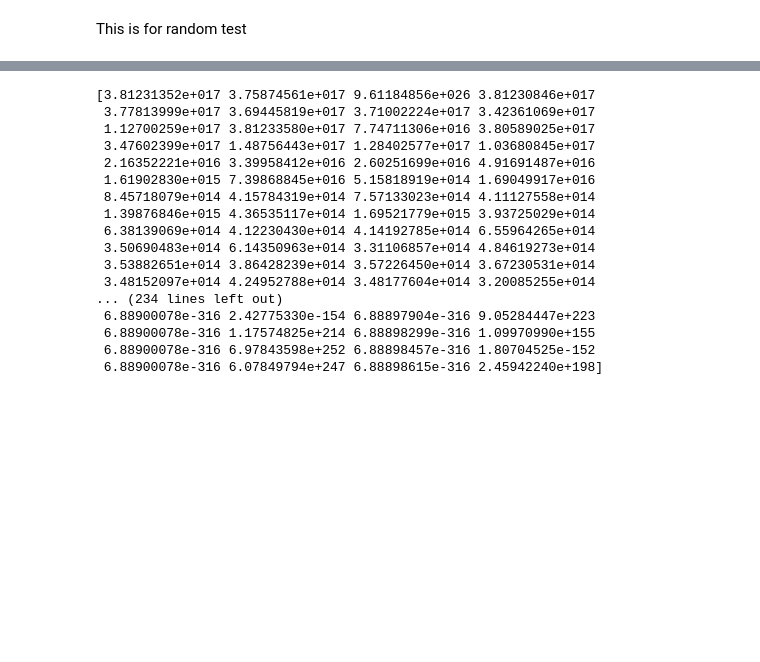
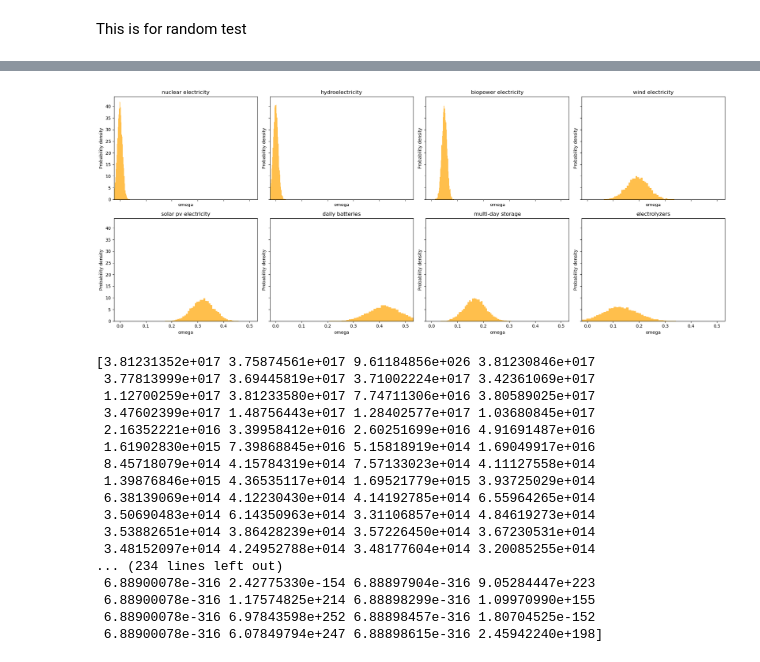
Before and after one commit to Mofan-coding/energy_dps, a Jupyter notebook: test.ipynb, the cells around one changed output, grey strips where cells are left out. Cells and saved outputs as stored; diff of their text form; code cells hidden in the pictures; blank space fills up the shorter version.

```diff
--- a/test.ipynb
+++ b/test.ipynb
@@ -3,3 +19,45 @@ This is for random test
+# %%
+techs = [
+    'nuclear electricity', 'hydroelectricity', 'biopower electricity',
+    'wind electricity', 'solar pv electricity', 'daily batteries',
+    'multi-day storage', 'electrolyzers'
+]
+
+omega_means = [
+    0.0, 0.0, 0.05, 0.194, 0.319, 0.421, 0.168, 0.129
+]
+omega_stds = [
+    0.01, 0.01, 0.01, 0.041, 0.043, 0.063, 0.041, 0.067
+]
+
+# Generate samples for each technology
+samples_dict = {
+    tech: np.random.normal(mu, sigma, size=10000)
+    for tech, mu, sigma in zip(techs, omega_means, omega_stds)
+}
+
+# Find global x and y limits
+all_samples = np.concatenate(list(samples_dict.values()))
+x_min, x_max = np.percentile(all_samples, [0.5, 99.5])
+y_max = 0
+for s in samples_dict.values():
+    counts, bins = np.histogram(s, bins=50, density=True)
+    y_max = max(y_max, counts.max())
+
+# Plot
+fig, axes = plt.subplots(2, 4, figsize=(20, 8), sharex=True, sharey=True)
+axes = axes.flatten()
+for i, tech in enumerate(techs):
+    axes[i].hist(samples_dict[tech], bins=50, density=True, alpha=0.7, color='orange')
+    axes[i].set_title(tech)
+    axes[i].set_xlim(x_min, x_max)
+    axes[i].set_ylim(0, y_max * 1.05)
+    axes[i].set_xlabel('omega')
+    axes[i].set_ylabel('Probability density')
+plt.tight_layout()
+plt.show()
+# %% [output]
+[figure, added]
 # %%
 import numpy as np
 
```
Also changed, not shown: parts of 1 cell of this notebook, 5 other files.
